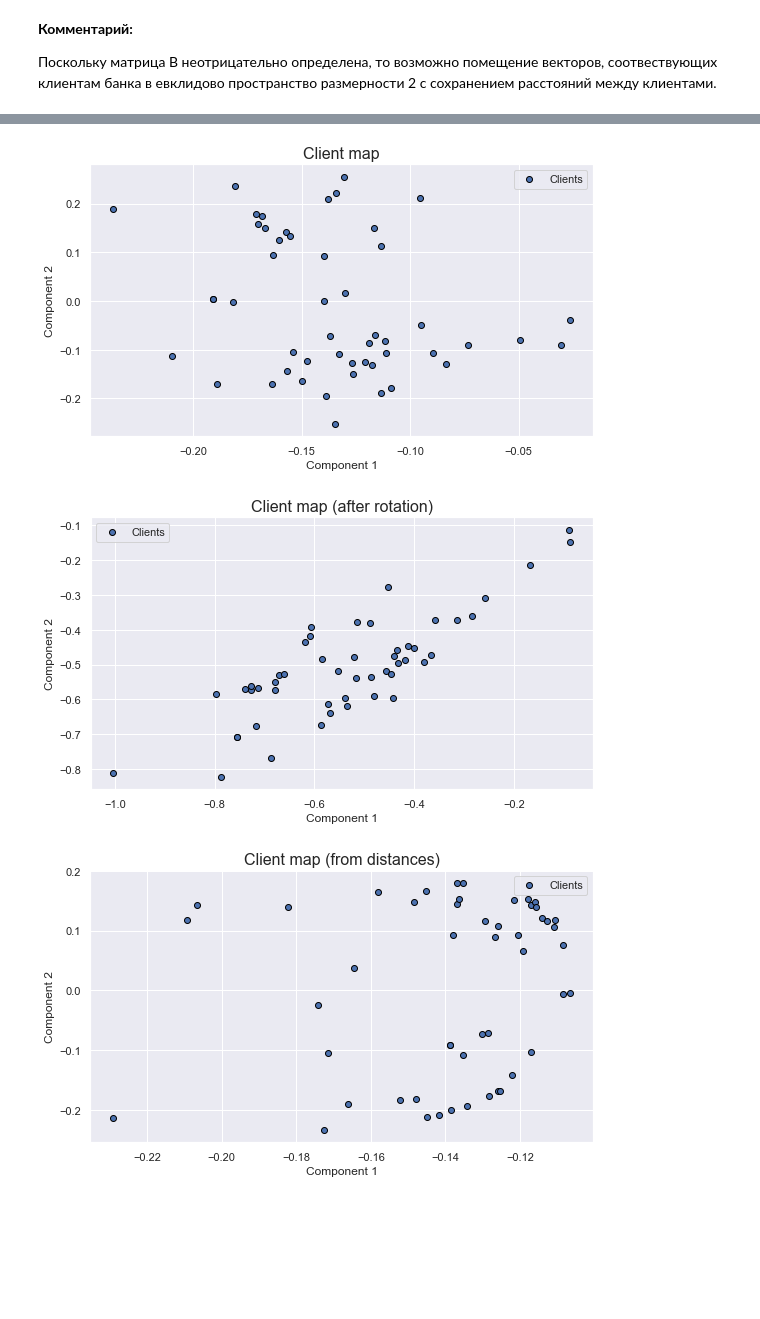
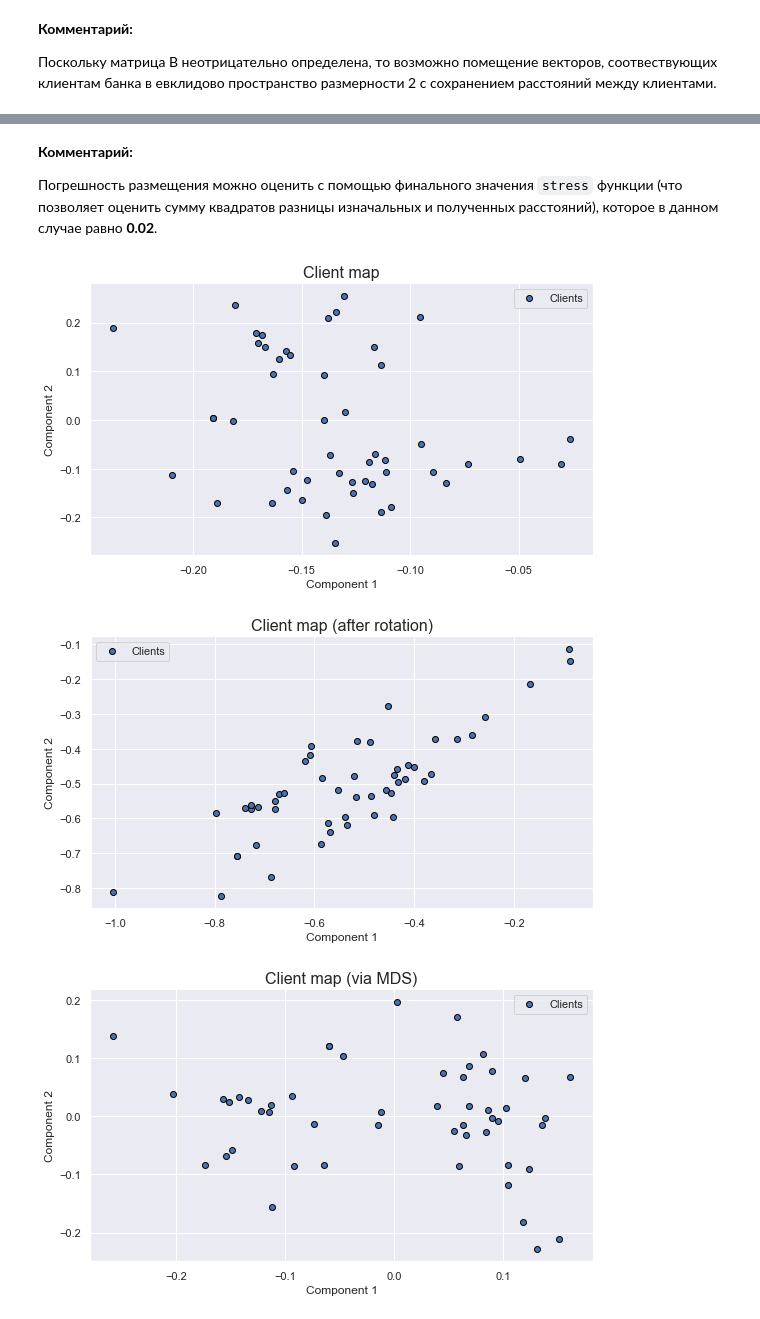
Before and after one commit to CodeSopranos/lab-2-data-analysis, a Jupyter notebook: lab2.ipynb, the cells around one changed output, grey strips where cells are left out. Drawn from its saved outputs; the diff is of its cells as text; code cells hidden in the pictures; blank space fills up the shorter version.

````diff
--- a/lab2.ipynb
+++ b/lab2.ipynb
@@ -552,0 +499,5 @@ comp_K_distances = U[:, :K]
+# %%
+mds = MDS(n_components=2, max_iter=300, dissimilarity='euclidean')
+embeddings = mds.fit_transform(df_normalized)
+print(f'Stress value: {round(mds.stress_, 2)}')
+embeddings.shape
@@ -553,28 +507,32 @@ comp_K_distances = U[:, :K]
+# %% [markdown]
+**Комментарий:**
+
+Погрешность размещения можно оценить с помощью финального значения ```stress``` функции (что позволяет оценить сумму квадратов разницы изначальных и полученных расстояний), которое в данном случае равно **0.02**.
 # %%
 plt.figure(figsize=(9, 5))
 plt.scatter(comp_K[:, 0], comp_K[:, 1], label='Clients', edgecolors='black')
 plt.legend()
 plt.ylabel('Component 2')
 plt.xlabel('Component 1')
 plt.title('Client map', fontsize=16)
 plt.show()
 
 plt.figure(figsize=(9, 5))
 plt.scatter(comp_K_rotated[:, 0], comp_K_rotated[:, 1], label='Clients', edgecolors='black')
 plt.legend()
 plt.ylabel('Component 2')
 plt.xlabel('Component 1')
 plt.title('Client map (after rotation)', fontsize=16)
 plt.show()
 
 plt.figure(figsize=(9, 5))
-plt.scatter(comp_K_distances[:, 0], comp_K_distances[:, 1], label='Clients', edgecolors='black')
+plt.scatter(embeddings[:, 0], embeddings[:, 1], label='Clients', edgecolors='black')
 plt.legend()
 plt.ylabel('Component 2')
 plt.xlabel('Component 1')
-plt.title('Client map (from distances)', fontsize=16)
+plt.title('Client map (via MDS)', fontsize=16)
 plt.show()
 # %% [output]
 [figure]
 [figure]
-[figure, old version]
+[figure, new version]
````
Also changed, not shown: parts of 9 cells of this notebook.
